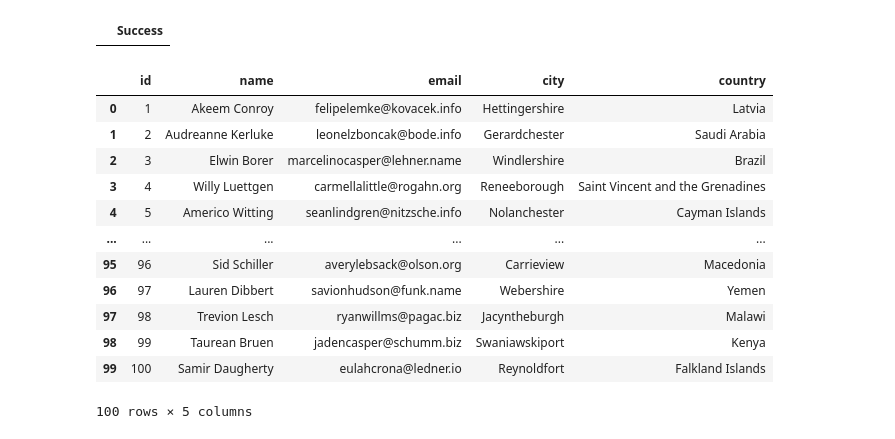
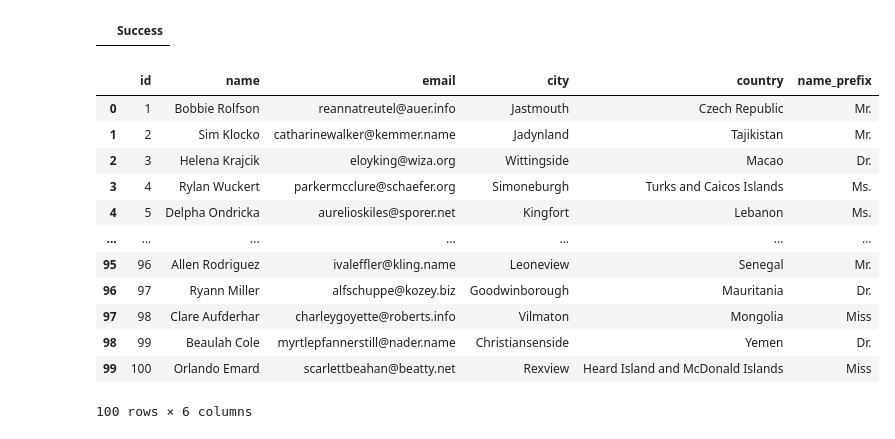
Before and after one commit to k0rsakov/pet_project_what_is_ducklake, a Jupyter notebook: 02_classic_docker_ducklake/quick_start_docker_ducklake.ipynb, the cells around one changed output. Saved outputs shown, nothing was run; the diff lists cells and outputs as text; code cells hidden in the pictures.

```diff
--- a/02_classic_docker_ducklake/quick_start_docker_ducklake.ipynb
+++ b/02_classic_docker_ducklake/quick_start_docker_ducklake.ipynb
@@ -187,18 +187,18 @@ USE 'my_ducklake';
 |  | Success |
 # %%
 %%sql
-SELECT * FROM fake_data AT (VERSION => 1);
+SELECT * FROM fake_data AT (VERSION => 3);
 # %% [output]
-|  | id | name | email | city | country |
-| 0 | 1 | Akeem Conroy | felipelemke@kovacek.info | Hettingershire | Latvia |
-| 1 | 2 | Audreanne Kerluke | leonelzboncak@bode.info | Gerardchester | Saudi Arabia |
-| 2 | 3 | Elwin Borer | marcelinocasper@lehner.name | Windlershire | Brazil |
-| 3 | 4 | Willy Luettgen | carmellalittle@rogahn.org | Reneeborough | Saint Vincent and the Grenadines |
-| 4 | 5 | Americo Witting | seanlindgren@nitzsche.info | Nolanchester | Cayman Islands |
-| ... | ... | ... | ... | ... | ... |
-| 95 | 96 | Sid Schiller | averylebsack@olson.org | Carrieview | Macedonia |
-| 96 | 97 | Lauren Dibbert | savionhudson@funk.name | Webershire | Yemen |
-| 97 | 98 | Trevion Lesch | ryanwillms@pagac.biz | Jacyntheburgh | Malawi |
-| 98 | 99 | Taurean Bruen | jadencasper@schumm.biz | Swaniawskiport | Kenya |
-| 99 | 100 | Samir Daugherty | eulahcrona@ledner.io | Reynoldfort | Falkland Islands |
+|  | id | name | email | city | country | name_prefix |
+| 0 | 1 | Bobbie Rolfson | reannatreutel@auer.info | Jastmouth | Czech Republic | Mr. |
+| 1 | 2 | Sim Klocko | catharinewalker@kemmer.name | Jadynland | Tajikistan | Mr. |
+| 2 | 3 | Helena Krajcik | eloyking@wiza.org | Wittingside | Macao | Dr. |
+| 3 | 4 | Rylan Wuckert | parkermcclure@schaefer.org | Simoneburgh | Turks and Caicos Islands | Ms. |
+| 4 | 5 | Delpha Ondricka | aurelioskiles@sporer.net | Kingfort | Lebanon | Ms. |
+| ... | ... | ... | ... | ... | ... | ... |
+| 95 | 96 | Allen Rodriguez | ivaleffler@kling.name | Leoneview | Senegal | Mr. |
+| 96 | 97 | Ryann Miller | alfschuppe@kozey.biz | Goodwinborough | Mauritania | Dr. |
+| 97 | 98 | Clare Aufderhar | charleygoyette@roberts.info | Vilmaton | Mongolia | Miss |
+| 98 | 99 | Beaulah Cole | myrtlepfannerstill@nader.name | Christiansenside | Yemen | Dr. |
+| 99 | 100 | Orlando Emard | scarlettbeahan@beatty.net | Rexview | Heard Island and McDonald Islands | Miss |
-100 rows × 5 columns
+100 rows × 6 columns
```
Also changed, not shown: parts of 4 cells of this notebook, 1 other file.
